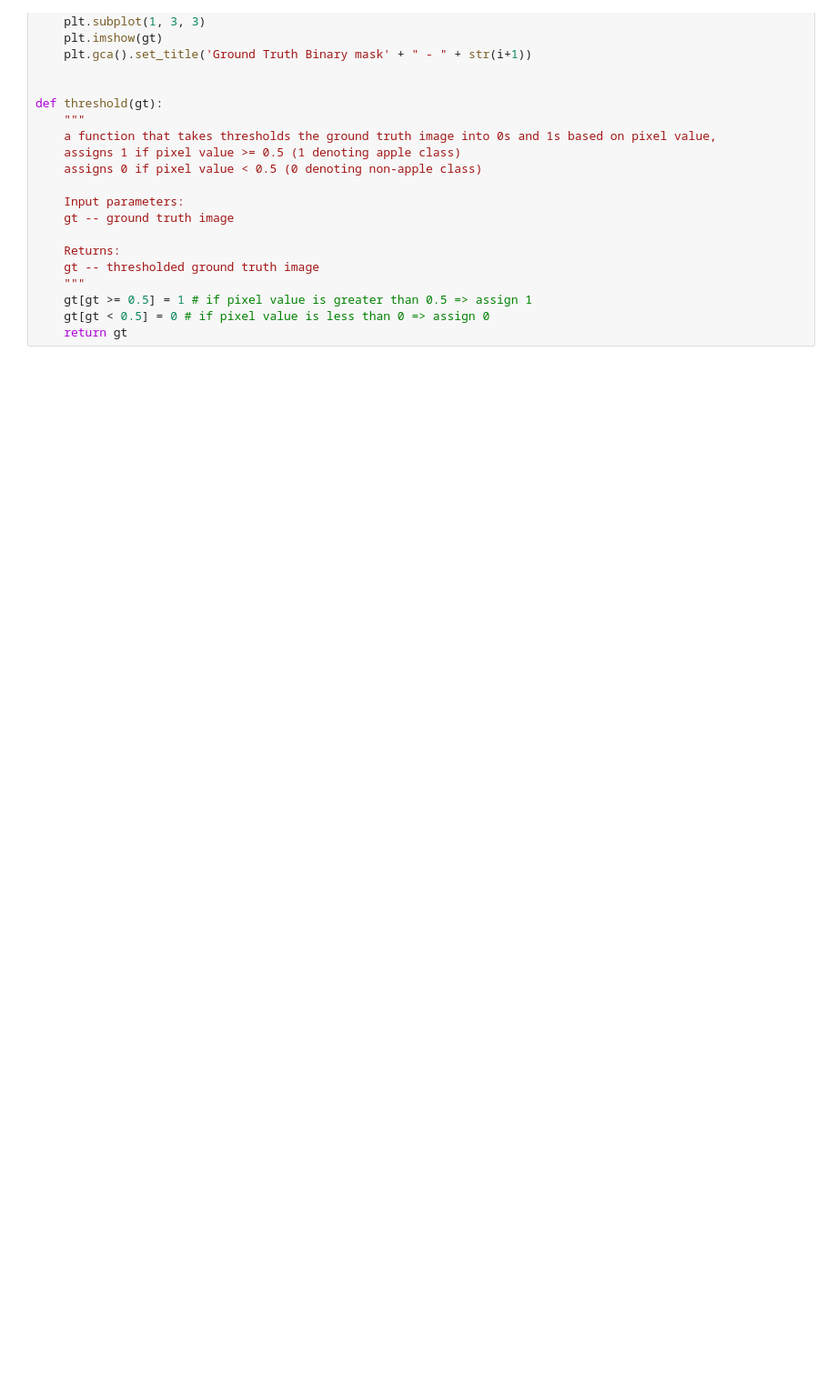
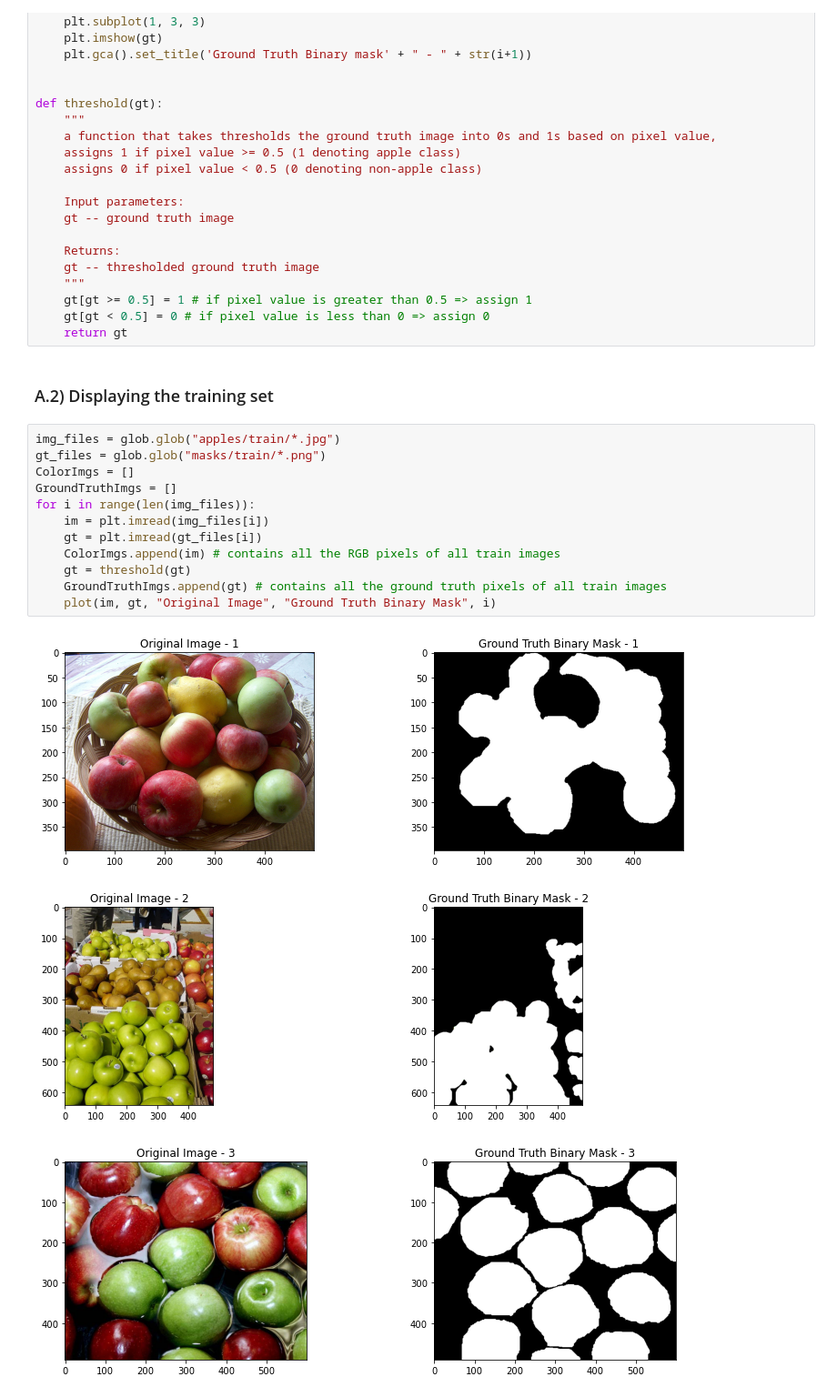
Before and after one commit to akshnataraj/Pixel-by-pixel-classification, a Jupyter notebook: MoG.ipynb, the cells around one changed output. Shown at 91% size. Cells and saved outputs as stored; diff of their text form; blank space fills up the shorter version.

Commit message:
Plotting functions

```diff
--- a/MoG.ipynb
+++ b/MoG.ipynb
@@ -65,3 +69,21 @@ def threshold(gt):
     gt[gt >= 0.5] = 1 # if pixel value is greater than 0.5 => assign 1
     gt[gt < 0.5] = 0 # if pixel value is less than 0 => assign 0
     return gt
+# %% [markdown]
+### A.2) Displaying the training set
+# %%
+img_files = glob.glob("apples/train/*.jpg")
+gt_files = glob.glob("masks/train/*.png")
+ColorImgs = []
+GroundTruthImgs = []
+for i in range(len(img_files)):
+    im = plt.imread(img_files[i])
+    gt = plt.imread(gt_files[i])
+    ColorImgs.append(im) # contains all the RGB pixels of all train images
+    gt = threshold(gt)
+    GroundTruthImgs.append(gt) # contains all the ground truth pixels of all train images
+    plot(im, gt, "Original Image", "Ground Truth Binary Mask", i)
+# %% [output]
+[figure, added]
+[figure, added]
+[figure, added]
```
Also changed, not shown: parts of 2 cells of this notebook.
